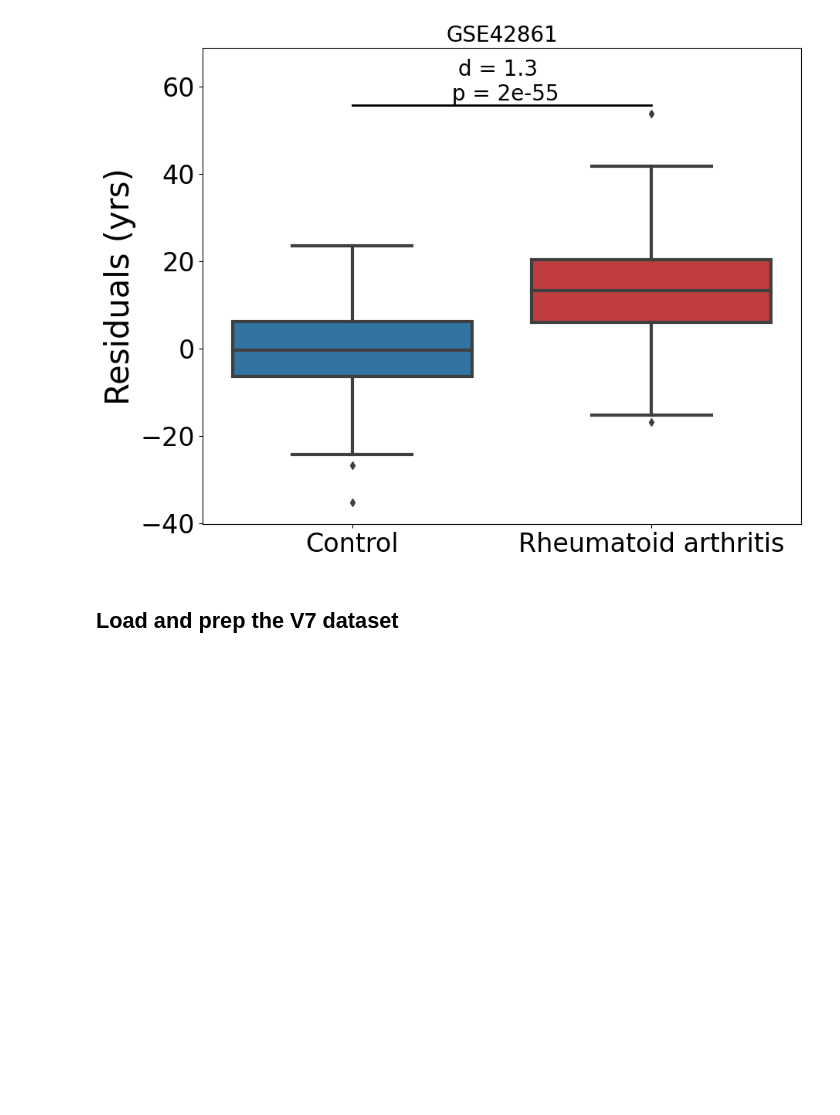
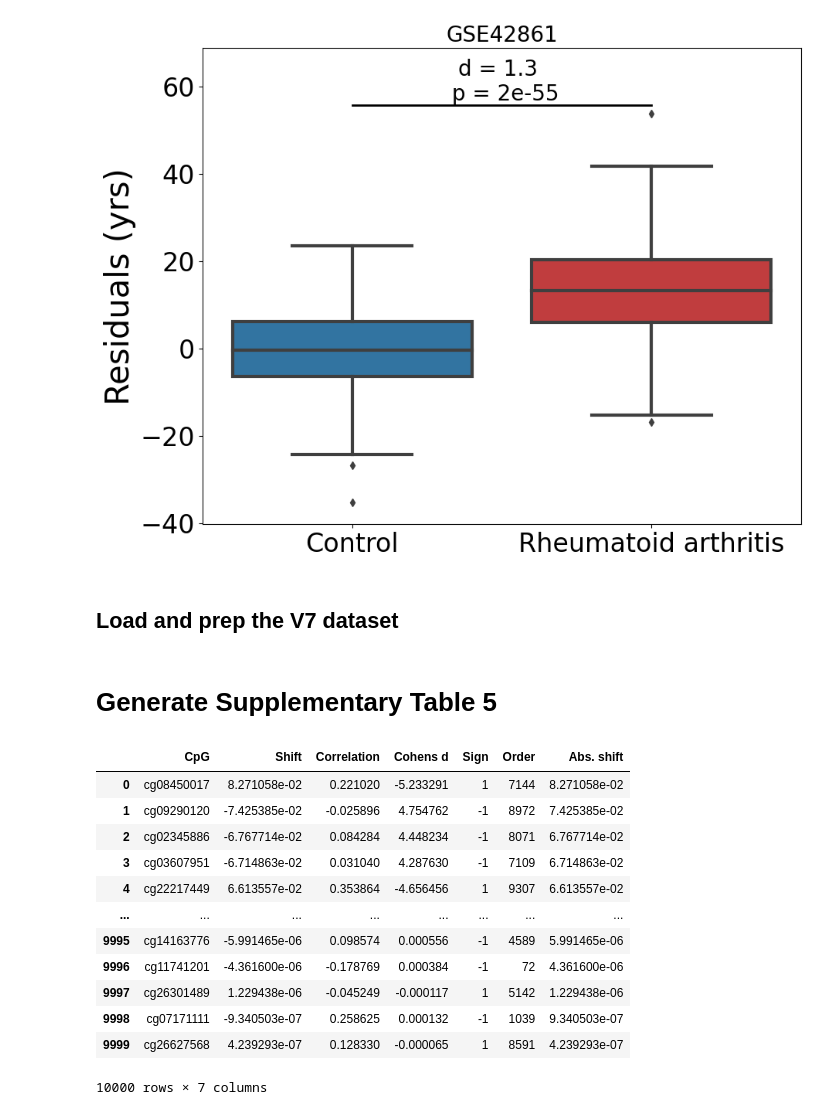
Before and after one commit to SkinnerCM/conboy-laboratory, a Jupyter notebook: dnam-clocks/mFSS-clock/notebooks/Generate figures/Generate Figure 4, supplementary figures 4-6 and supplementary tables 3-7.ipynb, the cells around one changed output. Cells and saved outputs as stored; diff of their text form; code cells hidden in the pictures; blank space fills up the shorter version.

```diff
--- a/dnam-clocks/mFSS-clock/notebooks/Generate figures/Generate Figure 4, supplementary figures 4-6 and supplementary tables 3-7.ipynb
+++ b/dnam-clocks/mFSS-clock/notebooks/Generate figures/Generate Figure 4, supplementary figures 4-6 and supplementary tables 3-7.ipynb
@@ -334,18 +335,22 @@ fig4_plots(art, art_meta,art_shift_mfss_model,
 # %%
 h_comb = np.load(data_path + 'combined_v7/V7_healthy.npy', allow_pickle=True)
 d_comb = np.load(data_path + 'combined_v7/V7_disease.npy', allow_pickle=True)
-cgs=list_reader(data_path + 'combined/_v7/V7_cgs.txt')
+cgs=list_reader(data_path + 'combined_v7/V7_cgs.txt')
 h_comb = pd.DataFrame(h_comb, columns=cgs)
 d_comb = pd.DataFrame(d_comb, columns=cgs)
 
 v7_meta = pd.read_excel(data_path + 'combined_v7/V7_pmeta.xlsx')
 h_meta = v7_meta.copy()
 d_meta = v7_meta.copy()
-h_meta = h_meta[h_meta.healthy==0]
-d_meta = d_meta[d_meta.healthy==1]
+h_meta = h_meta[h_meta.disease==0]
+d_meta = d_meta[d_meta.disease==1]
 h_meta.reset_index(drop=True, inplace=True)
 d_meta.reset_index(drop=True, inplace=True)
 # %%
 #combine into one dataset
 v7 = pd.concat([h_comb,d_comb],ignore_index=True)
 v7_meta = pd.concat([h_meta,d_meta],ignore_index=True)
+# %%
+# Remove the Depression samples from the v7 training dataset and v7 metadata; Depression will be used as a test set
+no_dep = v7[v7_meta.series_id!="GSE125105"]
+no_dep_meta =v7_meta[v7_meta.series_id!="GSE125105"]
@@ -351,0 +375,18 @@ v7_meta = pd.concat([h_meta,d_meta],ignore_index=True)
+# %% [markdown]
+# Generate Supplementary Table 5
+# %%
+d_shift
+# %% [output]
+|  | CpG | Shift | Correlation | Cohens d | Sign | Order | Abs. shift |
+| 0 | cg08450017 | 8.271058e-02 | 0.221020 | -5.233291 | 1 | 7144 | 8.271058e-02 |
+| 1 | cg09290120 | -7.425385e-02 | -0.025896 | 4.754762 | -1 | 8972 | 7.425385e-02 |
+| 2 | cg02345886 | -6.767714e-02 | 0.084284 | 4.448234 | -1 | 8071 | 6.767714e-02 |
+| 3 | cg03607951 | -6.714863e-02 | 0.031040 | 4.287630 | -1 | 7109 | 6.714863e-02 |
+| 4 | cg22217449 | 6.613557e-02 | 0.353864 | -4.656456 | 1 | 9307 | 6.613557e-02 |
+| ... | ... | ... | ... | ... | ... | ... | ... |
+| 9995 | cg14163776 | -5.991465e-06 | 0.098574 | 0.000556 | -1 | 4589 | 5.991465e-06 |
+| 9996 | cg11741201 | -4.361600e-06 | -0.178769 | 0.000384 | -1 | 72 | 4.361600e-06 |
+| 9997 | cg26301489 | 1.229438e-06 | -0.045249 | -0.000117 | 1 | 5142 | 1.229438e-06 |
+| 9998 | cg07171111 | -9.340503e-07 | 0.258625 | 0.000132 | -1 | 1039 | 9.340503e-07 |
+| 9999 | cg26627568 | 4.239293e-07 | 0.128330 | -0.000065 | 1 | 8591 | 4.239293e-07 |
+10000 rows × 7 columns
```
Also changed, not shown: parts of 11 cells of this notebook.
